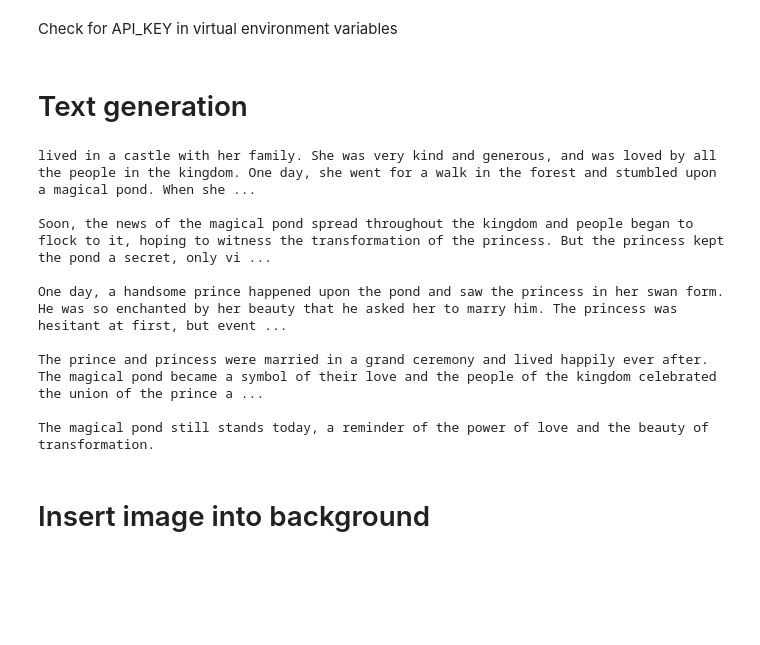
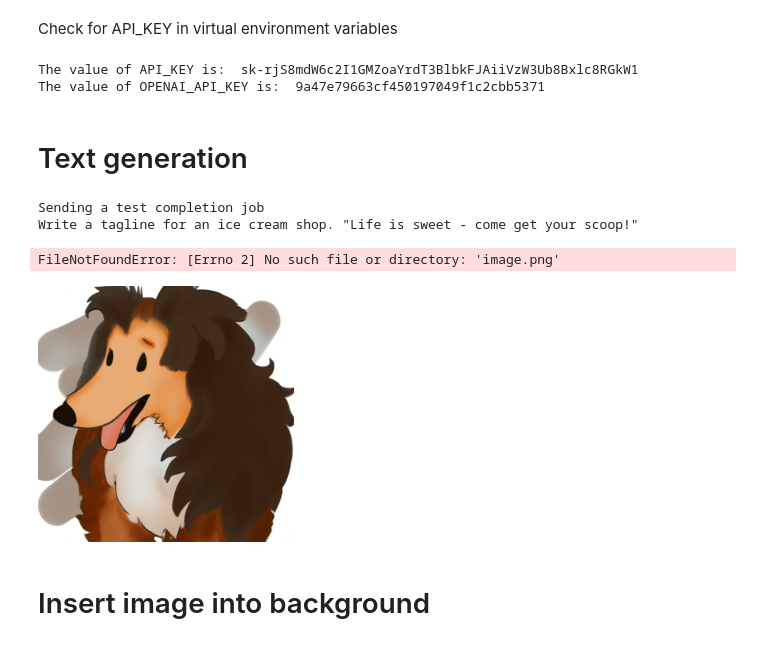
Before and after one commit to reegan-anne/python_chatgpt, a Jupyter notebook: main.ipynb, the cells around one changed output. Cells and saved outputs as stored; diff of their text form; code cells hidden in the pictures; blank space fills up the shorter version.

```diff
--- a/main.ipynb
+++ b/main.ipynb
@@ -1,51 +1,43 @@
 # %% [markdown]
 Check for API_KEY in virtual environment variables
 # %%
-# Import os module
 import os
 
 # Iterate loop to read and print all environment variables
-# print("The keys and values of all environment variables:")
-# for key in os.environ:
-#     print(key, '=>', os.environ[key])
+print("The keys and values of all environment variables:")
+for key in os.environ:
+    print(key, '=>', os.environ[key])
 
 # Print the value of the particular environment variable
-print("The value of API_KEY is: ", os.environ['API_KEY'])
+print("The value of API_KEY is: ", os.environ['OPENAI_API_ENDPOINT'])
+print("The value of OPENAI_API_KEY is: ", os.environ['OPENAI_API_KEY'])
+# %% [output]
+The value of API_KEY is:  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
+The value of OPENAI_API_KEY is:  9a47e79663cf450197049f1c2cbb5371
 # %% [markdown]
 # Text generation
-# %%
-import openai
-import os
-
-# Define OpenAI API key
-openai.api_key = os.environ['API_KEY']
-
-# Set up the model and prompt
-model_engine = "text-davinci-003"
-prompt = "Once upon a time, in a land far, far away, there was a princess who..."
-
-# Generate a response
-completion = openai.Completion.create(
-    engine=model_engine,
-    prompt=prompt,
-    max_tokens=1024,
-    n=1,
-    stop=None,
-    temperature=0.5,
-)
-
-response = completion.choices[0].text
-print(response)
-# %% [output]
-lived in a castle with her family. She was very kind and generous, and was loved by all the people in the kingdom. One day, she went for a walk in the forest and stumbled upon a magical pond. When she ...
-
-Soon, the news of the magical pond spread throughout the kingdom and people began to flock to it, hoping to witness the transformation of the princess. But the princess kept the pond a secret, only vi ...
-
-One day, a handsome prince happened upon the pond and saw the princess in her swan form. He was so enchanted by her beauty that he asked her to marry him. The princess was hesitant at first, but event ...
-
-The prince and princess were married in a grand ceremony and lived happily ever after. The magical pond became a symbol of their love and the people of the kingdom celebrated the union of the prince a ...
-
-The magical pond still stands today, a reminder of the power of love and the beauty of transformation.
+# %%
+import os
+import requests
+import json
+import openai
+
+openai.api_key = str(os.environ['OPENAI_API_KEY'])
+openai.api_base =  os.environ['OPENAI_API_ENDPOINT'] # Only relevant when using Azure API
+openai.api_type = 'azure' # Only relevant when using Azure API
+openai.api_version = '2022-12-01' # Only relevant when using Azure API
+
+deployment_name="OpenAi-Test-text-davinci-003" # Only relevant when using Azure API
+
+# Send a completion call to generate an answer
+print('Sending a test completion job')
+start_phrase = 'Write a tagline for an ice cream shop. '
+response = openai.Completion.create(engine=deployment_name, prompt=start_phrase, max_tokens=100)
+text = response['choices'][0]['text'].replace('\n', '').replace(' .', '.').strip()
+print(start_phrase+text)
+# %% [output]
+Sending a test completion job
+Write a tagline for an ice cream shop. "Life is sweet - come get your scoop!"
 # %%
 from io import BytesIO
 from PIL import Image
@@ -76,25 +68,29 @@ response = openai.Image.create_variation(
 image_url = response['data'][0]['url']
 
 Disp.Image(requests.get(image_url).content)
+# %% [output]
+FileNotFoundError: [Errno 2] No such file or directory: 'image.png'
 # %%
 from io import BytesIO
 from PIL import Image
 import requests
 import IPython.display as Disp
 import openai
 import os
 
 # Define OpenAI API key
 openai.api_key = os.environ['API_KEY']
 
 response = openai.Image.create(
-  prompt="a zebra smelling a flower",
+  prompt="a cute fluffy brown collie in a anime style",
   n=1,
   size="256x256"
 )
 
 image_url = response['data'][0]['url']
 Disp.Image(requests.get(image_url).content)
+# %% [output]
+[figure, added]
 # %% [markdown]
 # Insert image into background
 # %%
```
Also changed, not shown: parts of 1 cell of this notebook, 5 other files.
